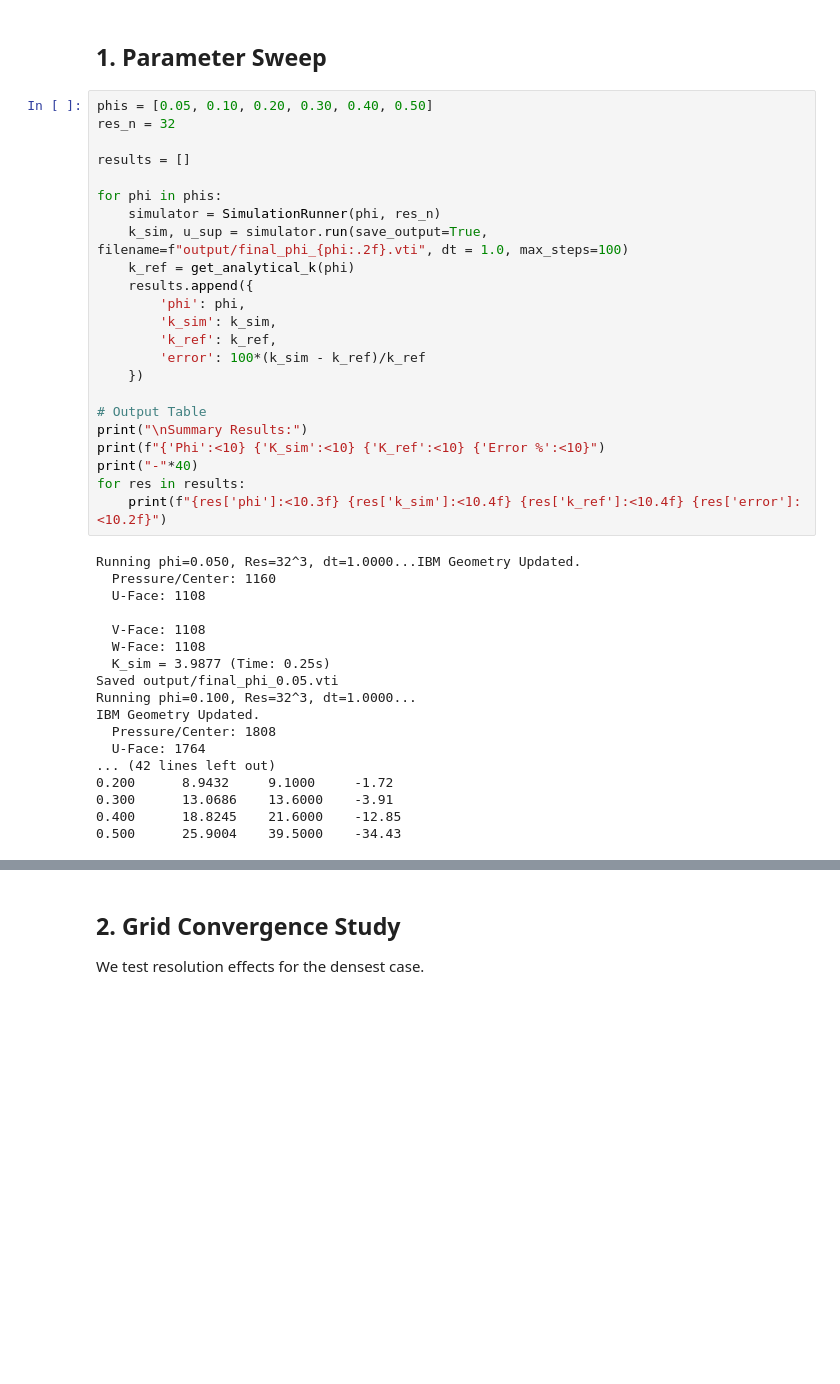
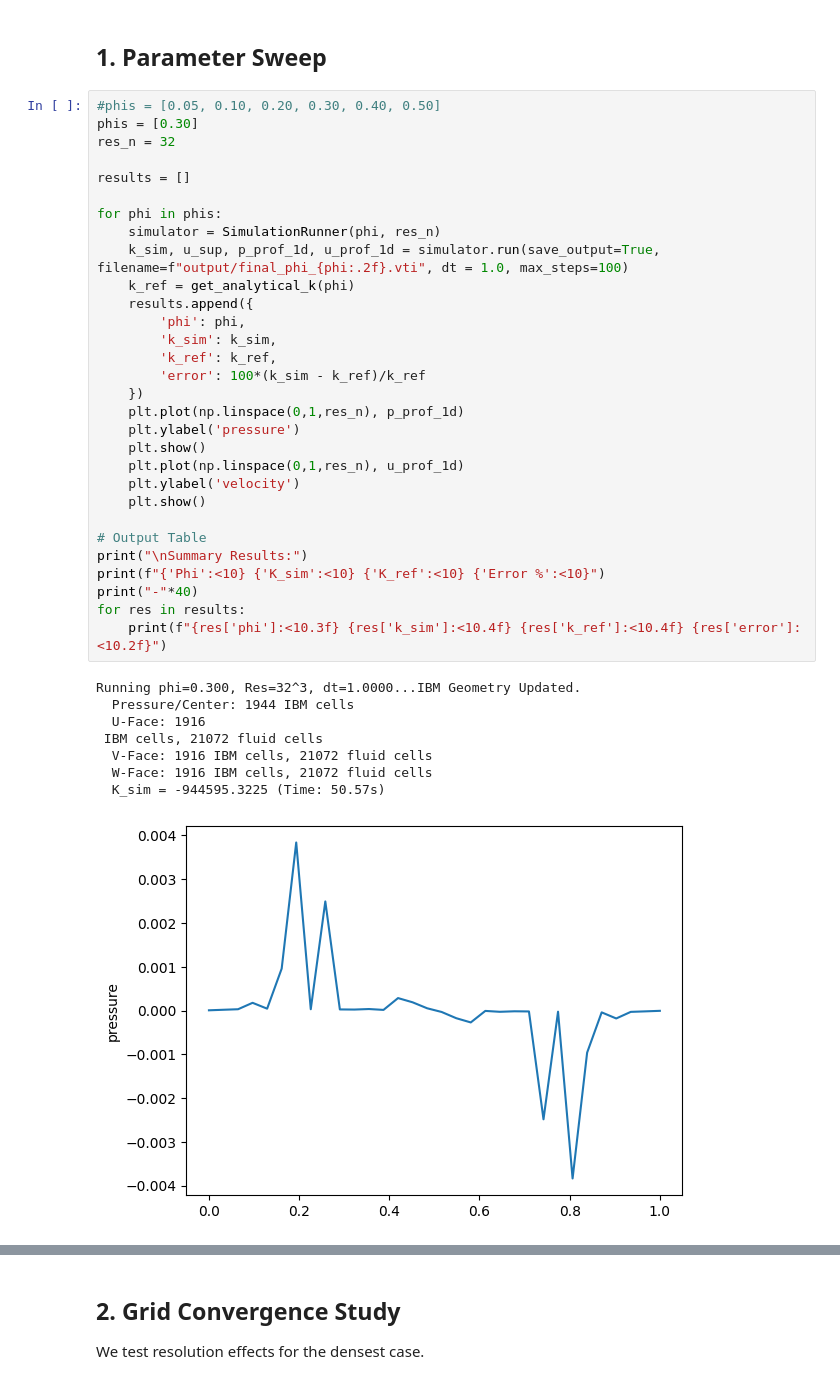
Before and after one commit to computational-chemical-engineering/peclet-flow, a Jupyter notebook: notebooks/verification_periodic_spheres.ipynb, the cells around one changed output, grey strips where cells are left out. Drawn from its saved outputs; the diff is of its cells as text; blank space fills up the shorter version.

```diff
--- a/notebooks/verification_periodic_spheres.ipynb
+++ b/notebooks/verification_periodic_spheres.ipynb
@@ -188,43 +156,41 @@ class SimulationRunner:
 # %% [markdown]
 ## 1. Parameter Sweep
 # %%
-phis = [0.05, 0.10, 0.20, 0.30, 0.40, 0.50]
+#phis = [0.05, 0.10, 0.20, 0.30, 0.40, 0.50]
+phis = [0.30]
 res_n = 32
 
 results = []
 
 for phi in phis:
     simulator = SimulationRunner(phi, res_n)
-    k_sim, u_sup = simulator.run(save_output=True, filename=f"output/final_phi_{phi:.2f}.vti", dt = 1.0, max_steps=100)
+    k_sim, u_sup, p_prof_1d, u_prof_1d = simulator.run(save_output=True, filename=f"output/final_phi_{phi:.2f}.vti", dt = 1.0, max_steps=100)
     k_ref = get_analytical_k(phi)
     results.append({
         'phi': phi,
         'k_sim': k_sim,
         'k_ref': k_ref,
         'error': 100*(k_sim - k_ref)/k_ref
     })
+    plt.plot(np.linspace(0,1,res_n), p_prof_1d)
+    plt.ylabel('pressure')
+    plt.show()
+    plt.plot(np.linspace(0,1,res_n), u_prof_1d)
+    plt.ylabel('velocity')
+    plt.show()
 
 # Output Table
 print("\nSummary Results:")
 print(f"{'Phi':<10} {'K_sim':<10} {'K_ref':<10} {'Error %':<10}")
 print("-"*40)
 for res in results:
     print(f"{res['phi']:<10.3f} {res['k_sim']:<10.4f} {res['k_ref']:<10.4f} {res['error']:<10.2f}")
 # %% [output]
-Running phi=0.050, Res=32^3, dt=1.0000...IBM Geometry Updated.
-  Pressure/Center: 1160
-  U-Face: 1108
-
-  V-Face: 1108
-  W-Face: 1108
-  K_sim = 3.9877 (Time: 0.25s)
-Saved output/final_phi_0.05.vti
-Running phi=0.100, Res=32^3, dt=1.0000...
-IBM Geometry Updated.
-  Pressure/Center: 1808
-  U-Face: 1764
-... (42 lines left out)
-0.200      8.9432     9.1000     -1.72
-0.300      13.0686    13.6000    -3.91
-0.400      18.8245    21.6000    -12.85
-0.500      25.9004    39.5000    -34.43
+Running phi=0.300, Res=32^3, dt=1.0000...IBM Geometry Updated.
+  Pressure/Center: 1944 IBM cells
+  U-Face: 1916
+ IBM cells, 21072 fluid cells
+  V-Face: 1916 IBM cells, 21072 fluid cells
+  W-Face: 1916 IBM cells, 21072 fluid cells
+  K_sim = -944595.3225 (Time: 50.57s)
+[figure, added]
```
Also changed, not shown: parts of 7 cells of this notebook, 4 other files.
